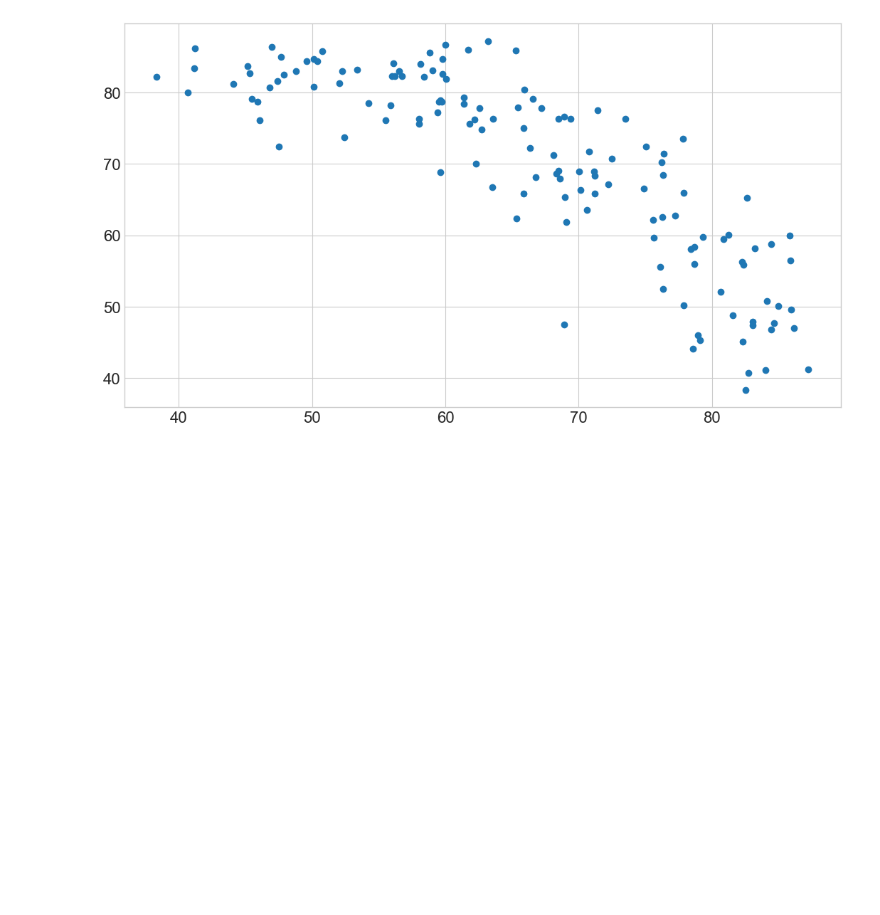
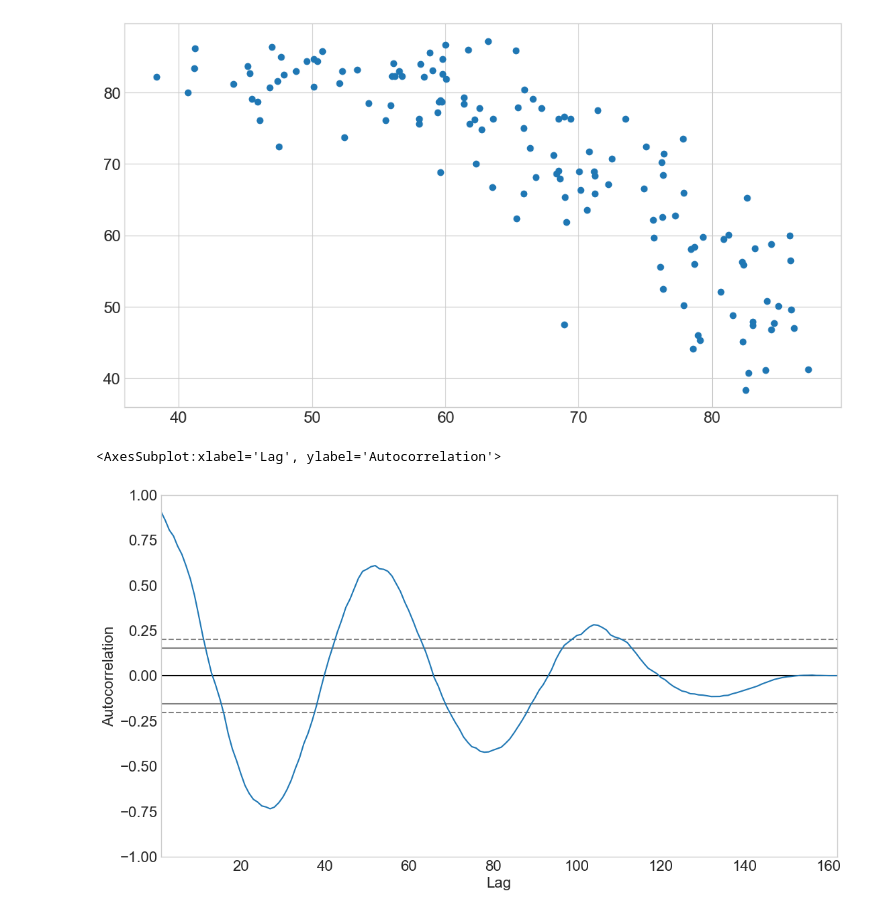
Before and after one commit to Bartholomew-Taylor/time-series-exercises, a Jupyter notebook: explore_time_series_lesson.ipynb, the cells around one changed output. Drawn from its saved outputs; the diff is of its cells as text; code cells hidden in the pictures; blank space fills up the shorter version.

```diff
--- a/explore_time_series_lesson.ipynb
+++ b/explore_time_series_lesson.ipynb
@@ -184,3 +184,8 @@ plt.scatter(week_mean['temp'], week_mean['half_year'])
 # %% [output]
 <matplotlib.collections.PathCollection at 0x...>
 [figure]
+# %%
+pd.plotting.autocorrelation_plot(train.resample('W').mean())
+# %% [output]
+<AxesSubplot:xlabel='Lag', ylabel='Autocorrelation'>
+[figure, added]
```
Also changed, not shown: parts of 1 cell of this notebook, 3 other files.
